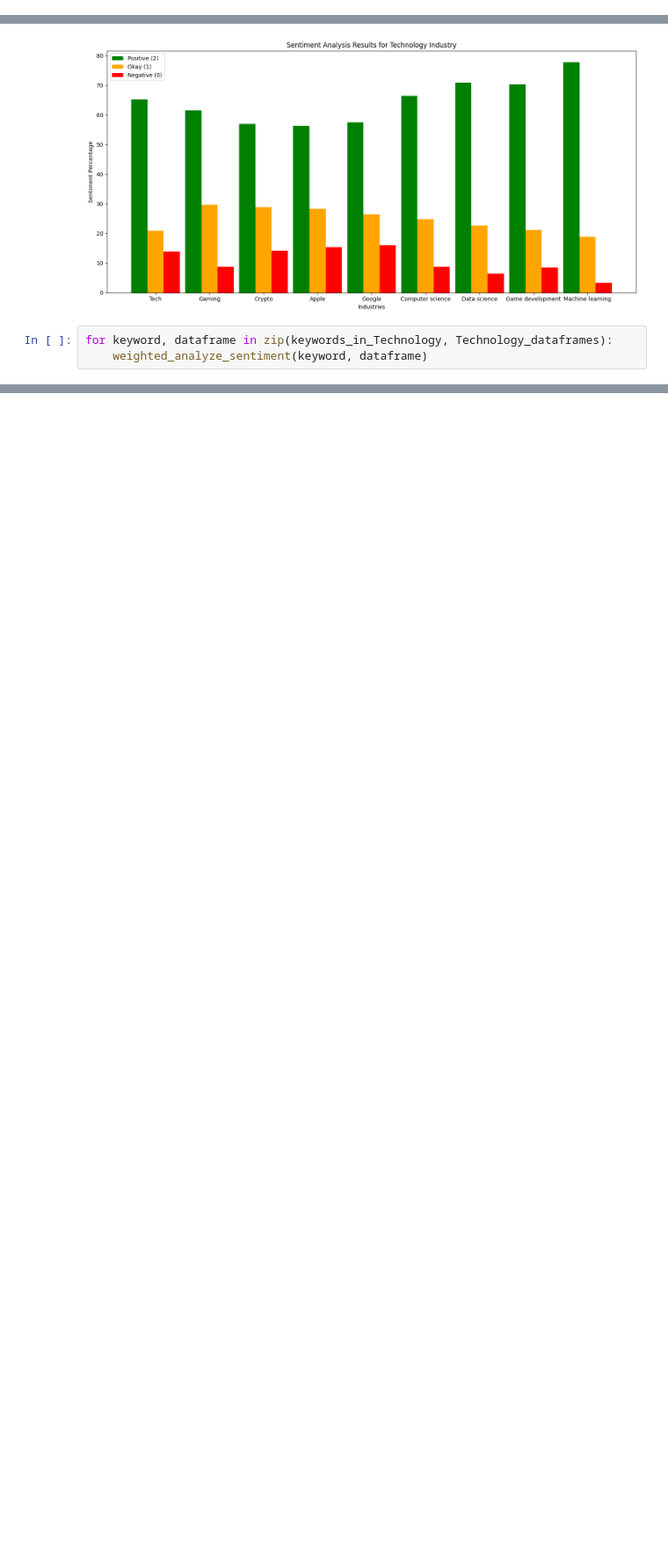
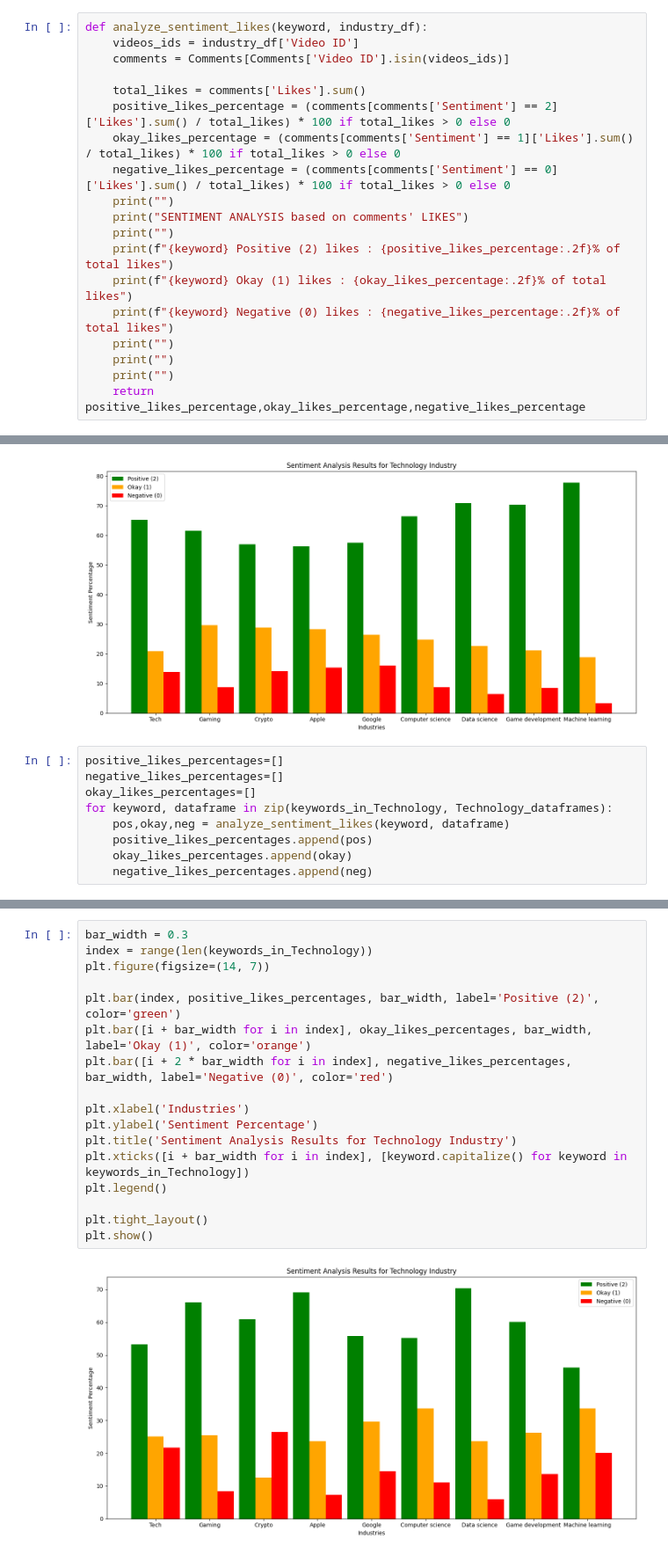
Before and after one commit to bilaalmunir/Data-Science-Youtube-Video-analysis, a Jupyter notebook: main.ipynb, the cells around one changed output, grey strips where cells are left out. Shown: that part at 88% size. Cells and saved outputs as stored; diff of their text form; blank space fills up the shorter version.

Commit message:
SENTIMENT ANALYSIS FOR ALL INDUSTRIES

```diff
--- a/main.ipynb
+++ b/main.ipynb
@@ -416,0 +450,19 @@ Technology.head()
+# %%
+def analyze_sentiment_likes(keyword, industry_df):
+    videos_ids = industry_df['Video ID']
+    comments = Comments[Comments['Video ID'].isin(videos_ids)]
+
+    total_likes = comments['Likes'].sum()
+    positive_likes_percentage = (comments[comments['Sentiment'] == 2]['Likes'].sum() / total_likes) * 100 if total_likes > 0 else 0
+    okay_likes_percentage = (comments[comments['Sentiment'] == 1]['Likes'].sum() / total_likes) * 100 if total_likes > 0 else 0
+    negative_likes_percentage = (comments[comments['Sentiment'] == 0]['Likes'].sum() / total_likes) * 100 if total_likes > 0 else 0
+    print("")
+    print("SENTIMENT ANALYSIS based on comments' LIKES")
+    print("")
+    print(f"{keyword} Positive (2) likes : {positive_likes_percentage:.2f}% of total likes")
+    print(f"{keyword} Okay (1) likes : {okay_likes_percentage:.2f}% of total likes")
+    print(f"{keyword} Negative (0) likes : {negative_likes_percentage:.2f}% of total likes")
+    print("")
+    print("")
+    print("")
+    return positive_likes_percentage,okay_likes_percentage,negative_likes_percentage
@@ -532,6 +571,12 @@ plt.show()
 # %% [output]
 [figure]
 # %%
+positive_likes_percentages=[]
+negative_likes_percentages=[]
+okay_likes_percentages=[]
 for keyword, dataframe in zip(keywords_in_Technology, Technology_dataframes):
-    weighted_analyze_sentiment(keyword, dataframe)
+    pos,okay,neg = analyze_sentiment_likes(keyword, dataframe)
+    positive_likes_percentages.append(pos)
+    okay_likes_percentages.append(okay)
+    negative_likes_percentages.append(neg)
 # %% [output]
@@ -552,3 +597,22 @@ gaming Negative (0) likes : 8.44% of total likes
 machine learning Positive (2) likes : 46.14% of total likes
 machine learning Okay (1) likes : 33.73% of total likes
 machine learning Negative (0) likes : 20.13% of total likes
+# %%
+bar_width = 0.3
+index = range(len(keywords_in_Technology))
+plt.figure(figsize=(14, 7))
+
+plt.bar(index, positive_likes_percentages, bar_width, label='Positive (2)', color='green')
+plt.bar([i + bar_width for i in index], okay_likes_percentages, bar_width, label='Okay (1)', color='orange')
+plt.bar([i + 2 * bar_width for i in index], negative_likes_percentages, bar_width, label='Negative (0)', color='red')
+
+plt.xlabel('Industries')
+plt.ylabel('Sentiment Percentage')
+plt.title('Sentiment Analysis Results for Technology Industry')
+plt.xticks([i + bar_width for i in index], [keyword.capitalize() for keyword in keywords_in_Technology])
+plt.legend()
+
+plt.tight_layout()
+plt.show()
+# %% [output]
+[figure, added]
```
Also changed, not shown: parts of 77 cells of this notebook.
